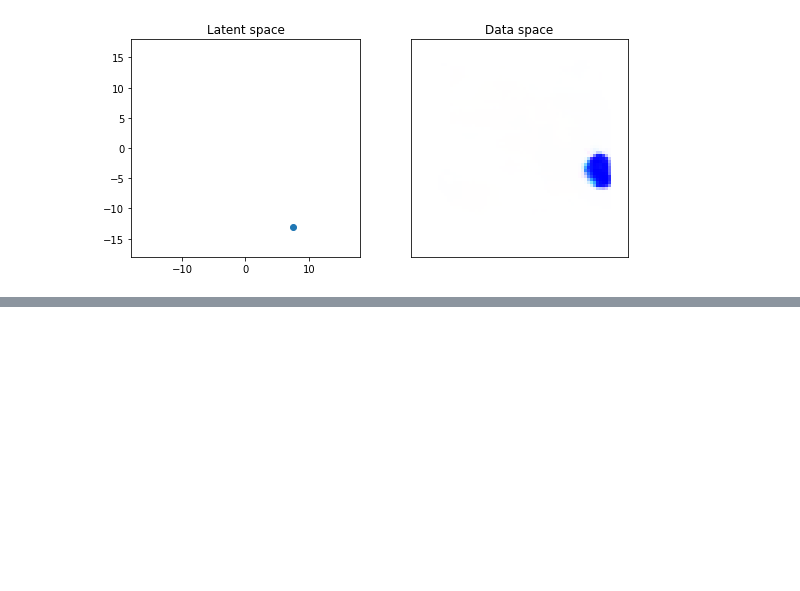
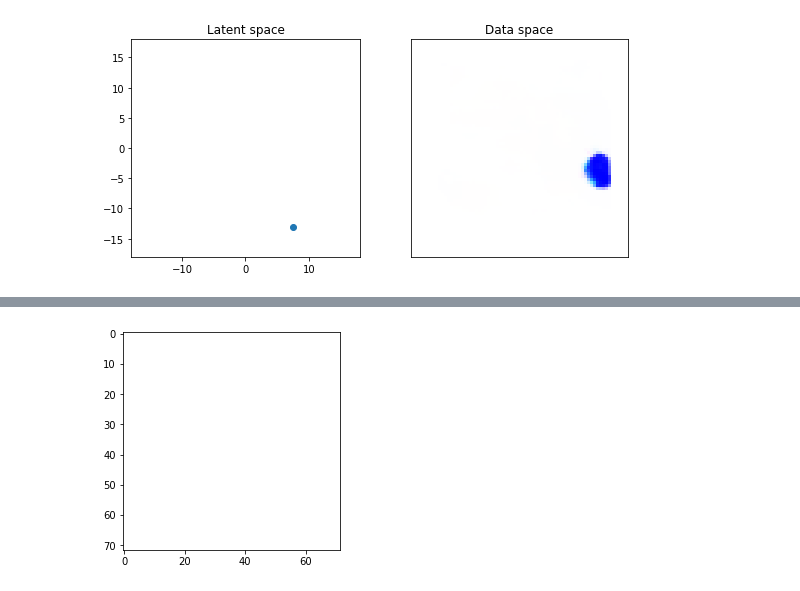
Before and after one commit to NBK-code/Normalizing-Flows-and-VAEs, a Jupyter notebook: Shape_Color_Generalization_VAE.ipynb, the cells around one changed output, grey strips where cells are left out. Saved outputs shown, nothing was run; the diff lists cells and outputs as text; code cells hidden in the pictures; blank space fills up the shorter version.

```diff
--- a/Shape_Color_Generalization_VAE.ipynb
+++ b/Shape_Color_Generalization_VAE.ipynb
@@ -488,0 +512,2 @@ HTML(a.to_html5_video())
+# %%
+latent_emb_np = np.array(latent_emb).astype(np.float32)
@@ -488,0 +518,14 @@ HTML(a.to_html5_video())
+# %%
+new_images = decoder(latent_emb_np).mean()
+# %%
+import matplotlib.animation as animation
+img = [] # some array of images
+frames = [] # for storing the generated images
+fig = plt.figure()
+for i in range(n_pts):
+    frames.append([plt.imshow(new_images[i], animated=True)])
+
+ani = animation.ArtistAnimation(fig, frames, interval=50, blit=True,
+                                repeat_delay=1000)
+# %% [output]
+[figure, added]
```
Also changed, not shown: parts of 4 cells of this notebook.
